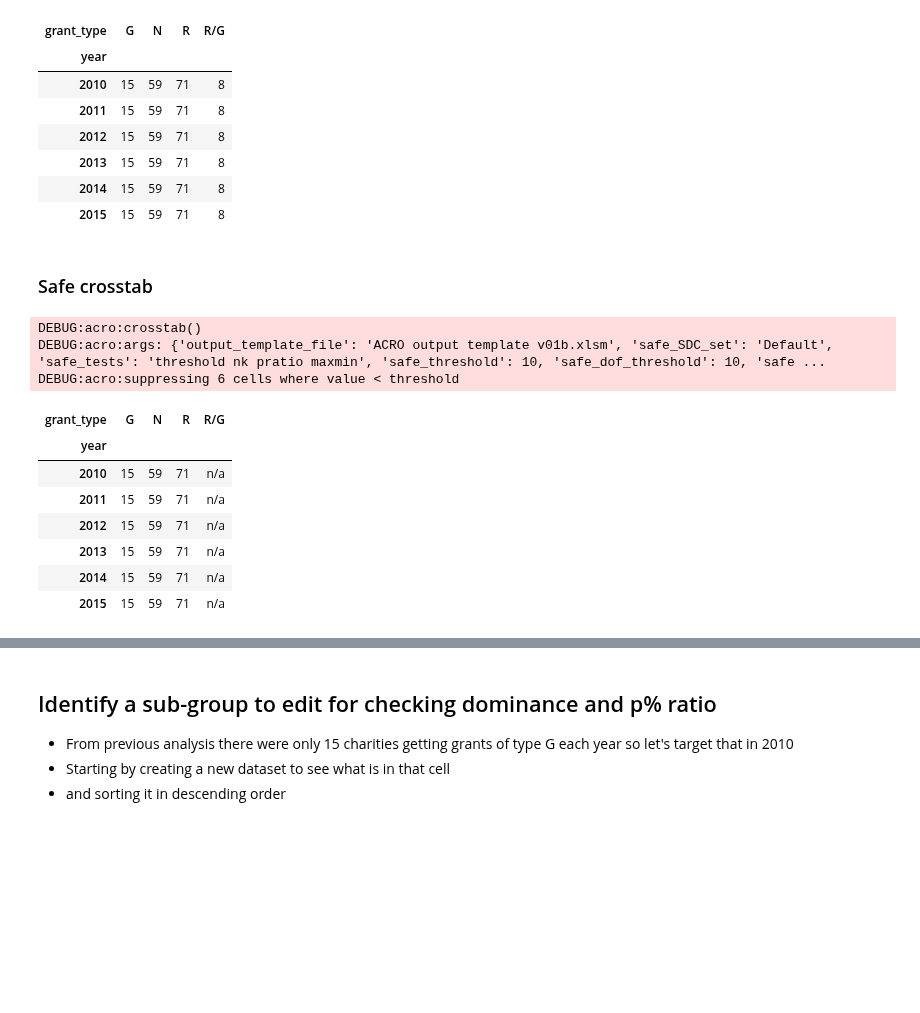
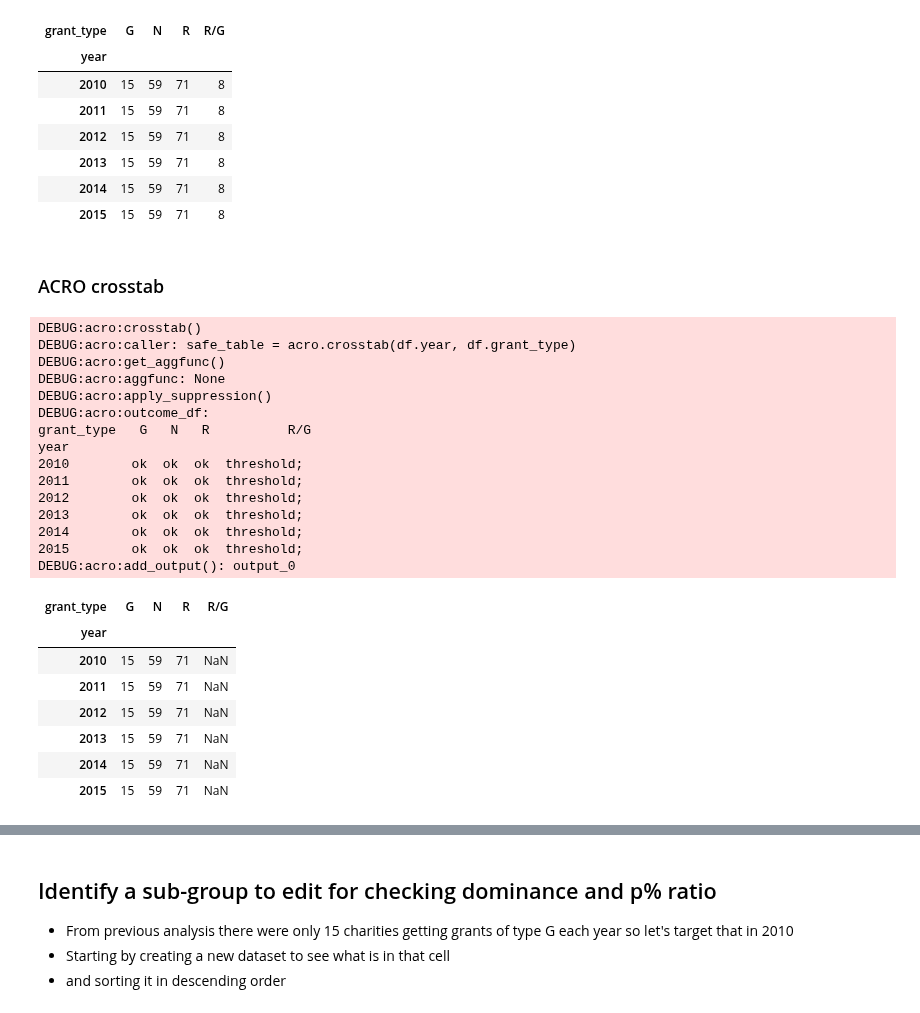
Before and after one commit to AI-SDC/ACRO, a Jupyter notebook: notebooks/test-p-percent-example.ipynb, the cells around one changed output, grey strips where cells are left out. Drawn from its saved outputs; the diff is of its cells as text; code cells hidden in the pictures; blank space fills up the shorter version.

```diff
--- a/notebooks/test-p-percent-example.ipynb
+++ b/notebooks/test-p-percent-example.ipynb
@@ -10,0 +13,2 @@ from acro import safe_crosstab
+# %%
+acro = ACRO()
@@ -37,19 +44,31 @@ table
 | 2014 | 15 | 59 | 71 | 8 |
 | 2015 | 15 | 59 | 71 | 8 |
 # %% [markdown]
-### Safe crosstab
+### ACRO crosstab
 # %%
-safe_table = safe_crosstab(df["year"], df["grant_type"])
+safe_table = acro.crosstab(df.year, df.grant_type)
 safe_table
 # %% [output]
 DEBUG:acro:crosstab()
-DEBUG:acro:args: {'output_template_file': 'ACRO output template v01b.xlsm', 'safe_SDC_set': 'Default', 'safe_tests': 'threshold nk pratio maxmin', 'safe_threshold': 10, 'safe_dof_threshold': 10, 'safe ...
-DEBUG:acro:suppressing 6 cells where value < threshold
+DEBUG:acro:caller: safe_table = acro.crosstab(df.year, df.grant_type)
+DEBUG:acro:get_aggfunc()
+DEBUG:acro:aggfunc: None
+DEBUG:acro:apply_suppression()
+DEBUG:acro:outcome_df:
+grant_type   G   N   R          R/G
+year
+2010        ok  ok  ok  threshold;
+2011        ok  ok  ok  threshold;
+2012        ok  ok  ok  threshold;
+2013        ok  ok  ok  threshold;
+2014        ok  ok  ok  threshold;
+2015        ok  ok  ok  threshold;
+DEBUG:acro:add_output(): output_0
 | grant_type | G | N | R | R/G |
 | year |  |  |  |  |
-| 2010 | 15 | 59 | 71 | n/a |
-| 2011 | 15 | 59 | 71 | n/a |
-| 2012 | 15 | 59 | 71 | n/a |
-| 2013 | 15 | 59 | 71 | n/a |
-| 2014 | 15 | 59 | 71 | n/a |
-| 2015 | 15 | 59 | 71 | n/a |
+| 2010 | 15 | 59 | 71 | NaN |
+| 2011 | 15 | 59 | 71 | NaN |
+| 2012 | 15 | 59 | 71 | NaN |
+| 2013 | 15 | 59 | 71 | NaN |
+| 2014 | 15 | 59 | 71 | NaN |
+| 2015 | 15 | 59 | 71 | NaN |
```
Also changed, not shown: parts of 8 cells of this notebook, 3 other files.
